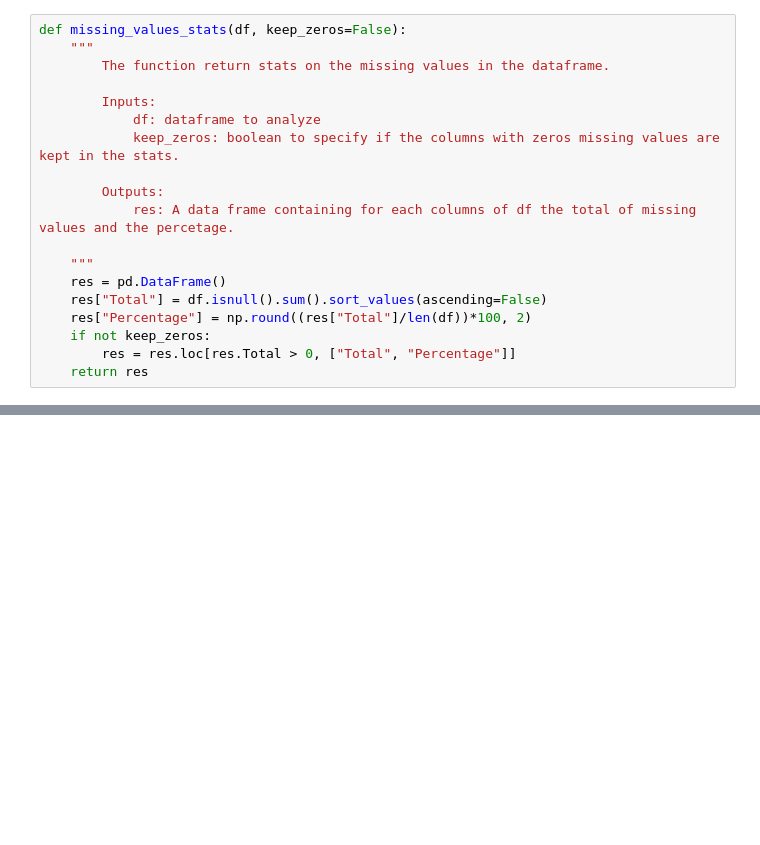
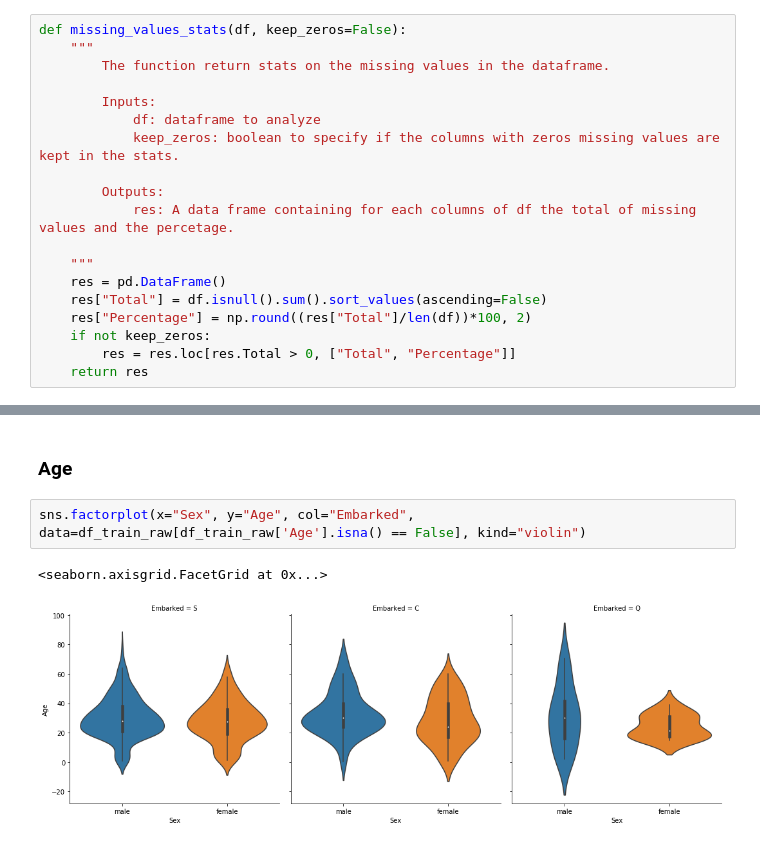
Before and after one commit to BastienVialla/Titanic_kaggle, a Jupyter notebook: Titanic.ipynb, the cells around one changed output, grey strips where cells are left out. Saved outputs shown, nothing was run; the diff lists cells and outputs as text; blank space fills up the shorter version.

```diff
--- a/Titanic.ipynb
+++ b/Titanic.ipynb
@@ -590,0 +97,7 @@ class NN_embeddings:
+# %% [markdown]
+### Age
+# %%
+sns.factorplot(x="Sex", y="Age", col="Embarked", data=df_train_raw[df_train_raw['Age'].isna() == False], kind="violin")
+# %% [output]
+<seaborn.axisgrid.FacetGrid at 0x...>
+[figure, added]
```
Also changed, not shown: parts of 238 cells of this notebook.
